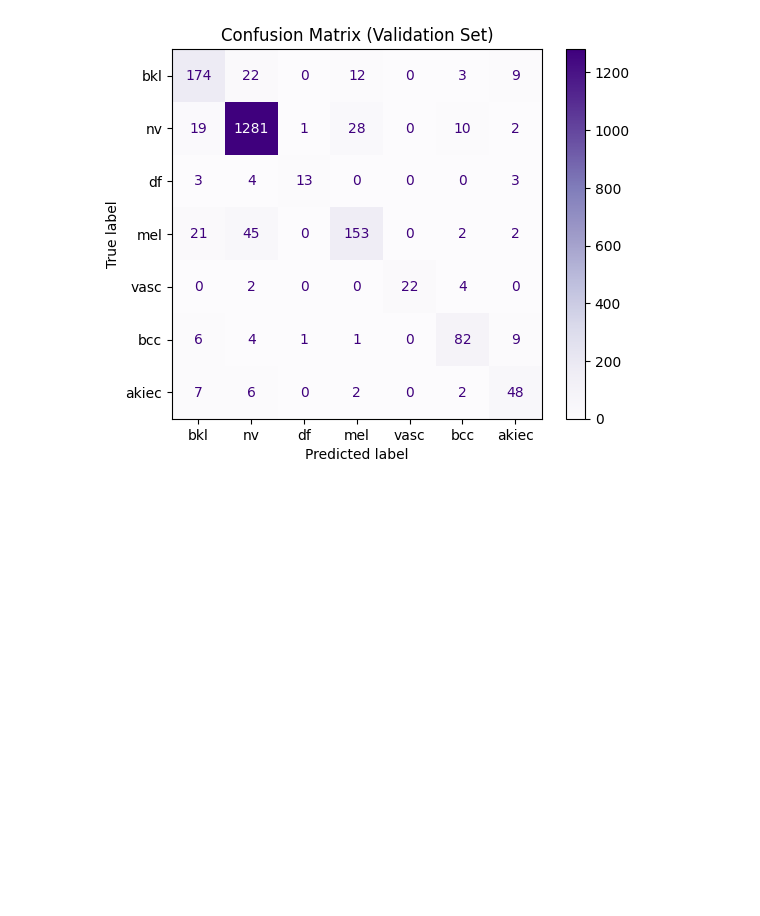
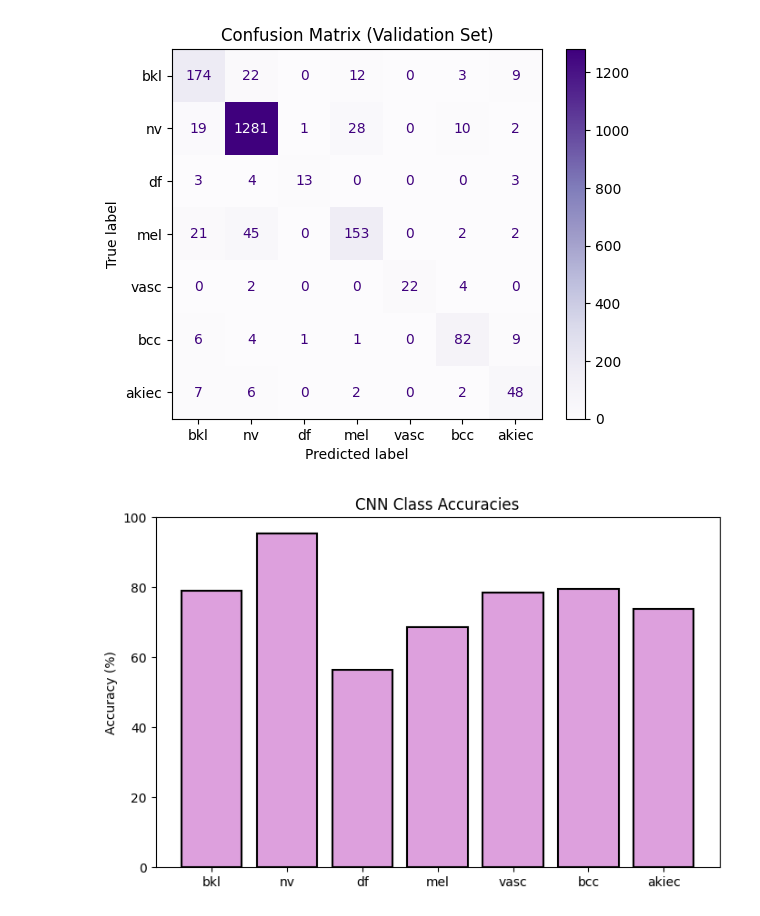
Before and after one commit to MarleaM/DeepLearningForSkinLesions, a Jupyter notebook: SkinLesionCNN.ipynb, the cells around one changed output. Cells and saved outputs as stored; diff of their text form; code cells hidden in the pictures; blank space fills up the shorter version.

```diff
--- a/SkinLesionCNN.ipynb
+++ b/SkinLesionCNN.ipynb
@@ -285,3 +357,22 @@ plt.title("Confusion Matrix (Validation Set)")
 plt.show()
 # %% [output]
 [figure]
+# %%
+counts = cm.sum(axis=1)
+tp = np.diag(cm)
+class_accuracies = np.divide(tp, counts)*100
+
+plt.figure(figsize=(8,5))
+
+bars = plt.bar(class_names, class_accuracies,
+               color="plum",
+               edgecolor='black',
+               linewidth=1.5)
+
+plt.ylabel("Accuracy (%)")
+plt.ylim(0,100)
+plt.title("CNN Class Accuracies")
+
+plt.show()
+# %% [output]
+[figure, added]
```
Also changed, not shown: parts of 2 cells of this notebook, 1 other file.
